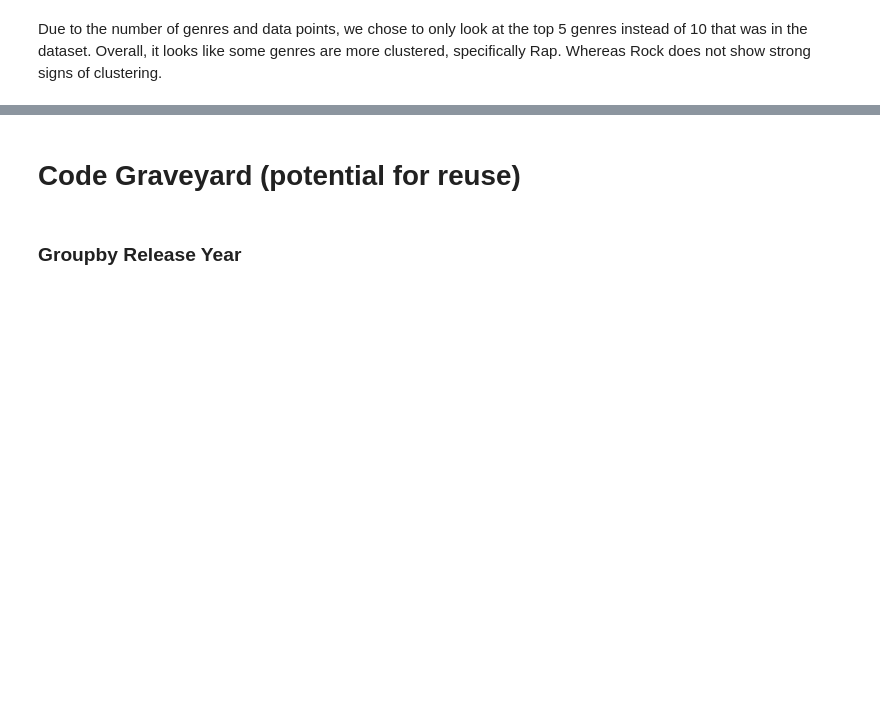
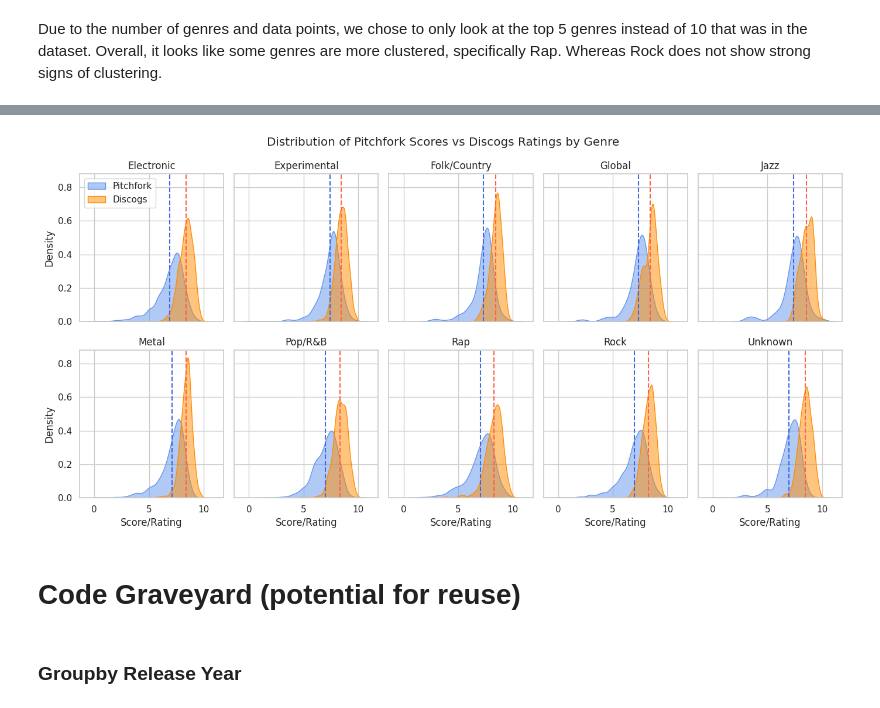
Before and after one commit to jong-nam-ahn/COS424_FinalProject, a Jupyter notebook: Initial EDA/Pitchfork_Discogs_EDA.ipynb, the cells around one changed output, grey strips where cells are left out. Saved outputs shown, nothing was run; the diff lists cells and outputs as text; code cells hidden in the pictures; blank space fills up the shorter version.

```diff
--- a/Initial EDA/Pitchfork_Discogs_EDA.ipynb
+++ b/Initial EDA/Pitchfork_Discogs_EDA.ipynb
@@ -603,3 +624,28 @@ Due to the number of genres and data points, we chose to only look at the top 5
+# %%
+genre_separated = {}
+
+for genre, group in review_df.groupby("genre"):
+  genre_separated[genre] = group[['score', 'rating_avg']].copy()
+# %%
+fig, axes = plt.subplots(2, 5, figsize=(14, 7), sharex=True, sharey=True)
+for ax, gen, col in zip(axes.flatten(), genre_separated.keys(), genre_separated.values()):
+    sns.kdeplot(col['score'], color = 'cornflowerblue', fill = True, alpha = 0.5, label = 'Pitchfork', ax = ax)
+    ax.axvline(col['score'].mean(),
+                color = 'royalblue',
+                linestyle = '--')
+    sns.kdeplot(col['rating_avg']*2, color = 'darkorange', fill = True, alpha = 0.5, label = 'Discogs', ax = ax)
+    ax.axvline(col['rating_avg'].mean()*2,
+                color = 'tomato',
+                linestyle = '--')
+    ax.set_title(gen)
+    ax.set_xlabel('Score/Rating')
+    if gen == 'Electronic':
+      ax.legend(loc = 'upper left')
+fig.suptitle('Distribution of Pitchfork Scores vs Discogs Ratings by Genre')
+fig.tight_layout()
+plt.show()
+# %% [output]
+[figure, added]
 # %% [markdown]
 # Code Graveyard (potential for reuse)
 # %% [markdown]
```
Also changed, not shown: parts of 3 cells of this notebook.
